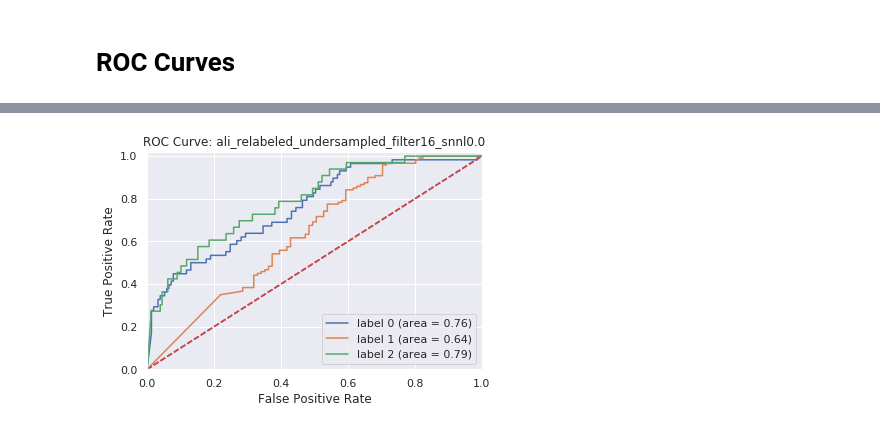
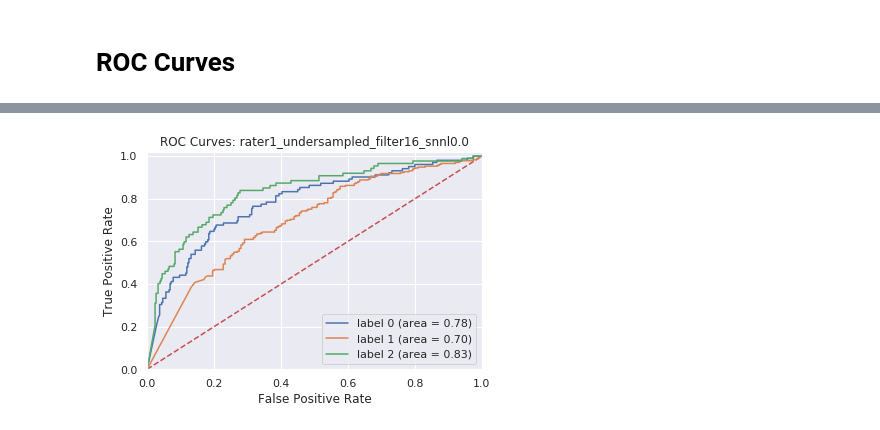
Before and after one commit to 18jeffreyma/motion-artifact, a Jupyter notebook: network_convnet_master.ipynb, the cells around one changed output, grey strips where cells are left out. Drawn from its saved outputs; the diff is of its cells as text; code cells hidden in the pictures.

```diff
--- a/network_convnet_master.ipynb
+++ b/network_convnet_master.ipynb
@@ -416,7 +416,7 @@ num_steps = 10000
 
 # convnet_checkpoint_path_base = "/data/jma/model/dataset_experiments/no_data_aug_no_norm/"
 
-convnet_checkpoint_path_base = "/data/jma/model/cnn_v2_rating1/"
+convnet_checkpoint_path_base = "/data/jma/model/cnn_v2_rating2/"
 
 # kernel_sizes = [7, 9, 10, 11, 13]
 # filter_sizes = [10]
@@ -426,7 +426,7 @@ convnet_checkpoint_path_base = "/data/jma/model/cnn_v2_rating1/"
 
 kernel_sizes = [[10, 7, 3, 3]]
 filter_sizes = [16]
-snnl_weights = [0.0, 0.1, 0.2, 0.4]
+snnl_weights = [0.0]
 
 # data_root = "./data/data_relabeled_png_synthetic/"
 
@@ -438,7 +438,7 @@ snnl_weights = [0.0, 0.1, 0.2, 0.4]
 # test_input_fn = lambda : load_data_util.load(data_root, test_paths, training=False, augment=False, shuffle=False)
 
 
-dataset_root = "./data/generated_splits/3class/"
+dataset_root = "./data/generated_splits/3class_rating2/"
 
 # sets = ["ali_relabeled_original", "peter_relabeled_original", "ali_relabeled_undersampled", "peter_relabeled_undersampled"]
 
@@ -607,7 +608,7 @@ def path_to_label(paths, data_root):
 
 import sklearn
 
-tf.logging.set_verbosity(tf.logging.FATAL)
+tf.logging.set_verbosity(tf.logging.INFO)
 
 import seaborn as sns
 import pandas as pd
@@ -648,9 +649,9 @@ dataset_root = "./data/generated_splits/3class/"
 # sets = ["ali_relabeled_original", "peter_relabeled_original", "ali_relabeled_undersampled", "peter_relabeled_undersampled"]
 
 sets = ["ali_relabeled_original", "ali_relabeled_undersampled"]
+set_labels = ["rater1_original", "rater1_undersampled"]
 
-
-for dt_set in sets:
+for dt_set, set_label in zip(sets, set_labels):
     for filter_size in filter_sizes:
         for kernel_size in kernel_sizes:
 
@@ -687,10 +688,6 @@ for dt_set in sets:
 
                 predicted_labels = [elem['class_ids'][0] for elem in predictions]
 
-                predicted_probabilities = [elem['probabilities'] for elem in predictions]
-                print(predicted_labels)
-
-
                 accuracy = sklearn.metrics.accuracy_score(original_labels, predicted_labels)
 
                 cm = tf.confusion_matrix(original_labels, predicted_labels)
@@ -705,7 +702,7 @@ for dt_set in sets:
                 #plt.figure(figsize = (10,7))
 
                 sns.set(font_scale=1)#for label size
-                plt.suptitle(dt_set + "_filter" + str(filter_size) + "_snnl" + str(snnl_weight) + " (acc: " + str('%.3f'%(accuracy)) + ")")
+                plt.suptitle(set_label + "_filter" + str(filter_size) + "_snnl" + str(snnl_weight) + " (acc: " + str('%.3f'%(accuracy)) + ")")
                 ax = sns.heatmap(df_cm, annot=True,annot_kws={"size": 16}, vmin=0, vmax=1.0)# font size
                 ax.set(xlabel='predicted', ylabel='true')
                 plt.show()
@@ -827,6 +850,10 @@ tf.logging.set_verbosity(tf.logging.FATAL)
 import seaborn as sns
 import pandas as pd
 import matplotlib.pyplot as plt
+from scipy import interp
+from scipy.interpolate import interp1d
+
+
 
 
 tf.summary.FileWriterCache.clear()
@@ -863,18 +890,18 @@ dataset_root = "./data/generated_splits/3class/"
 # sets = ["ali_relabeled_original", "peter_relabeled_original", "ali_relabeled_undersampled", "peter_relabeled_undersampled"]
 
 sets = ["ali_relabeled_original", "ali_relabeled_undersampled"]
-
+set_labels = ["rater1_original", "rater1_undersampled"]
 
 plt.figure()
 
-for dt_set in sets:
+for dt_set, set_label in zip(sets, set_labels):
     for filter_size in filter_sizes:
         for kernel_size in kernel_sizes:
 
             for snnl_weight in snnl_weights:
 
 
-                eval_root = dataset_root + dt_set + "/eval/"
+                eval_root = dataset_root + dt_set + "/test/"
                 eval_paths = load_data_util.load_image_paths(eval_root)
 
                 eval_input_fn = lambda : load_data_util.load(eval_root, eval_paths, training=False, augment=False, batch_size=32, norm=False, shuffle=False)
@@ -902,15 +929,20 @@ for dt_set in sets:
 
                 predicted_labels = [elem['class_ids'][0] for elem in predictions]
 
+                tpr_list = dict()
+                fpr_list = dict()
+                roc_auc = dict()
 
-
-
-
+                plt.title('ROC Curves: ' + set_label + "_filter" + str(filter_size)+"_snnl" + str(snnl_weight))
+                plt.plot([0, 1], [0, 1], 'r--')
+                plt.xlim([0.0, 1.0])
+                plt.ylim([0.0, 1.02])
+                plt.xlabel('False Positive Rate')
+                plt.ylabel('True Positive Rate')
 
 
 
                 for i in range(3):
-
 
                     def get_positive_label(x, comp):
                         if x == comp:
@@ -922,20 +954,40 @@ for dt_set in sets:
                     postitive_predicted_probabilities = [elem["probabilities"][i] for elem in predictions]
 
 
+                    fpr, tpr, thresholds = sklearn.metrics.roc_curve(positive_true_label, postitive_predicted_probabilities)
 
-
-                    fpr, tpr, thresholds = sklearn.metrics.roc_curve(positive_true_label, postitive_predicted_probabilities)
+                    tpr_list[i] = tpr
+                    fpr_list[i] = fpr
 
                     auc = sklearn.metrics.roc_auc_score(positive_true_label, postitive_predicted_probabilities)
 
+                    roc_auc[i] = auc
+
+
                     plt.plot(fpr, tpr, label= 'label ' + str(i) + ' (area = %0.2f)' % auc)
-                    plt.plot([0, 1], [0, 1], 'r--')
-                    plt.xlim([0.0, 1.0])
-                    plt.ylim([0.0, 1.02])
-                    plt.xlabel('False Positive Rate')
-                    plt.ylabel('True Positive Rate')
-                    plt.title('ROC Curve: ' + dt_set + "_filter" + str(filter_size)+"_snnl" + str(snnl_weight))
-                    plt.legend(loc="lower right")
+
+
+
+                # binarized:
+
+                def get_diagnostic_label(label):
+                    if label > 0:
+                        return 1
+                    else:
+                        return 0
+
+                positive_true_label = [get_diagnostic_label(label) for label in original_labels]
+                postitive_predicted_probabilities = [elem["probabilities"][i] for elem in predictions]
+                fpr, tpr, thresholds = sklearn.metrics.roc_curve(positive_true_label, postitive_predicted_probabilities)
+                auc = sklearn.metrics.roc_auc_score(positive_true_label, postitive_predicted_probabilities)
+
+#                 plt.plot(fpr, tpr, label= 'binarized (area = %0.2f)' % auc)
+                plt.legend(loc="lower right")
+
+
+
+
+
 
                 plt.show()
 # %% [output]
@@ -950,4 +1002,4 @@ in gpu part
 {'0': 0, '1': 1, '2': 2}
 pre-processing
 in gpu part
-[figure, old version]
+[figure, new version]
```
Also changed, not shown: parts of 4 cells of this notebook, 1 other file.
